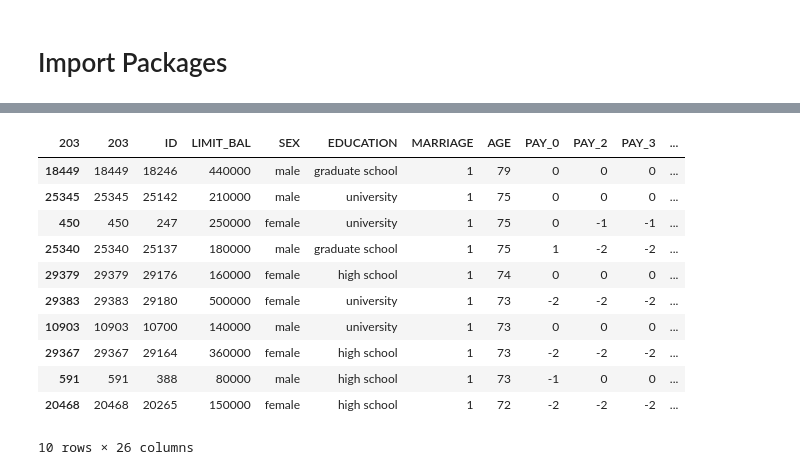
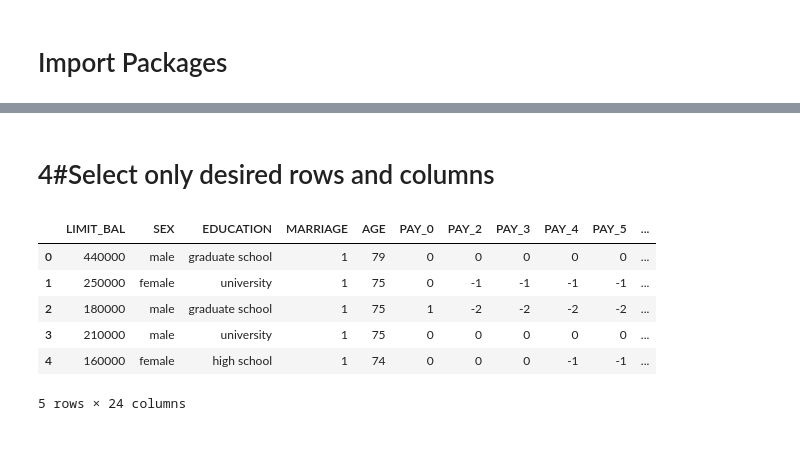
Before and after one commit to debasmitamohanty/UTDA, a Jupyter notebook: C2T1.ipynb, the cells around one changed output, grey strips where cells are left out. Saved outputs shown, nothing was run; the diff lists cells and outputs as text; code cells hidden in the pictures; blank space fills up the shorter version.

```diff
--- a/C2T1.ipynb
+++ b/C2T1.ipynb
@@ -151,15 +108,14 @@ credit.columns = new_credit_header
-# %%
-credit.head(10)
-# %% [output]
-| 203 | 203 | ID | LIMIT_BAL | SEX | EDUCATION | MARRIAGE | AGE | PAY_0 | PAY_2 | PAY_3 | ... |
-| 18449 | 18449 | 18246 | 440000 | male | graduate school | 1 | 79 | 0 | 0 | 0 | ... |
-| 25345 | 25345 | 25142 | 210000 | male | university | 1 | 75 | 0 | 0 | 0 | ... |
-| 450 | 450 | 247 | 250000 | female | university | 1 | 75 | 0 | -1 | -1 | ... |
-| 25340 | 25340 | 25137 | 180000 | male | graduate school | 1 | 75 | 1 | -2 | -2 | ... |
-| 29379 | 29379 | 29176 | 160000 | female | high school | 1 | 74 | 0 | 0 | 0 | ... |
-| 29383 | 29383 | 29180 | 500000 | female | university | 1 | 73 | -2 | -2 | -2 | ... |
-| 10903 | 10903 | 10700 | 140000 | male | university | 1 | 73 | 0 | 0 | 0 | ... |
-| 29367 | 29367 | 29164 | 360000 | female | high school | 1 | 73 | -2 | -2 | -2 | ... |
-| 591 | 591 | 388 | 80000 | male | high school | 1 | 73 | -1 | 0 | 0 | ... |
-| 20468 | 20468 | 20265 | 150000 | female | high school | 1 | 72 | -2 | -2 | -2 | ... |
-10 rows × 26 columns
+# %% [markdown]
+# 4#Select only desired rows and columns
+# %%
+credit=df.iloc[3:30205, 1:25]
+credit.reset_index(drop=True, inplace=True)
+credit.head()
+# %% [output]
+|  | LIMIT_BAL | SEX | EDUCATION | MARRIAGE | AGE | PAY_0 | PAY_2 | PAY_3 | PAY_4 | PAY_5 | ... |
+| 0 | 440000 | male | graduate school | 1 | 79 | 0 | 0 | 0 | 0 | 0 | ... |
+| 1 | 250000 | female | university | 1 | 75 | 0 | -1 | -1 | -1 | -1 | ... |
+| 2 | 180000 | male | graduate school | 1 | 75 | 1 | -2 | -2 | -2 | -2 | ... |
+| 3 | 210000 | male | university | 1 | 75 | 0 | 0 | 0 | 0 | 0 | ... |
+| 4 | 160000 | female | high school | 1 | 74 | 0 | 0 | 0 | -1 | -1 | ... |
+5 rows × 24 columns
```
Also changed, not shown: parts of 21 cells of this notebook.
